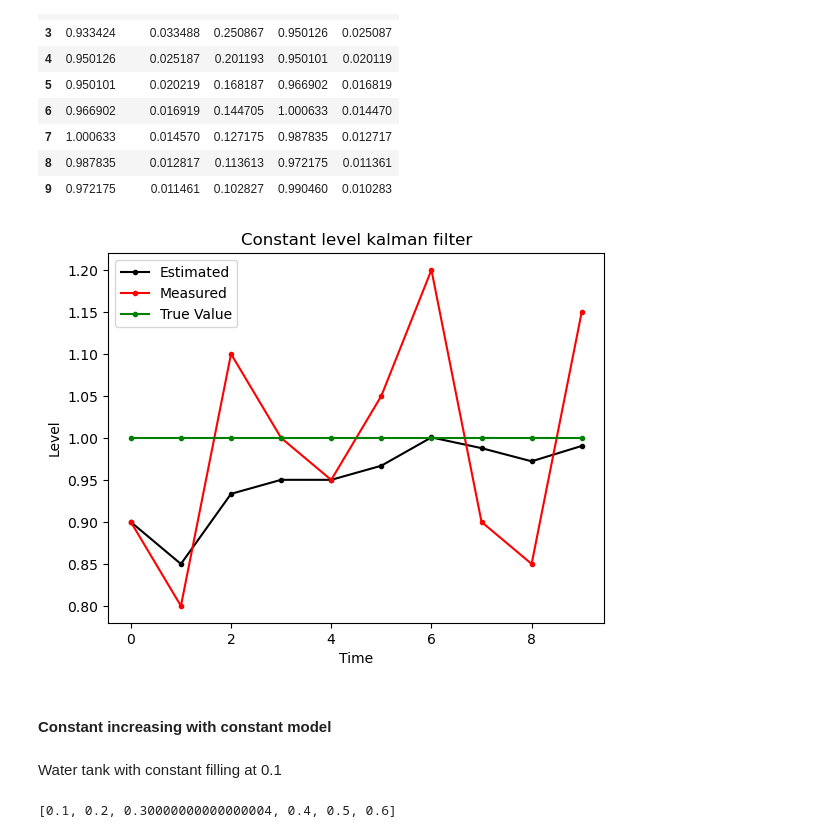
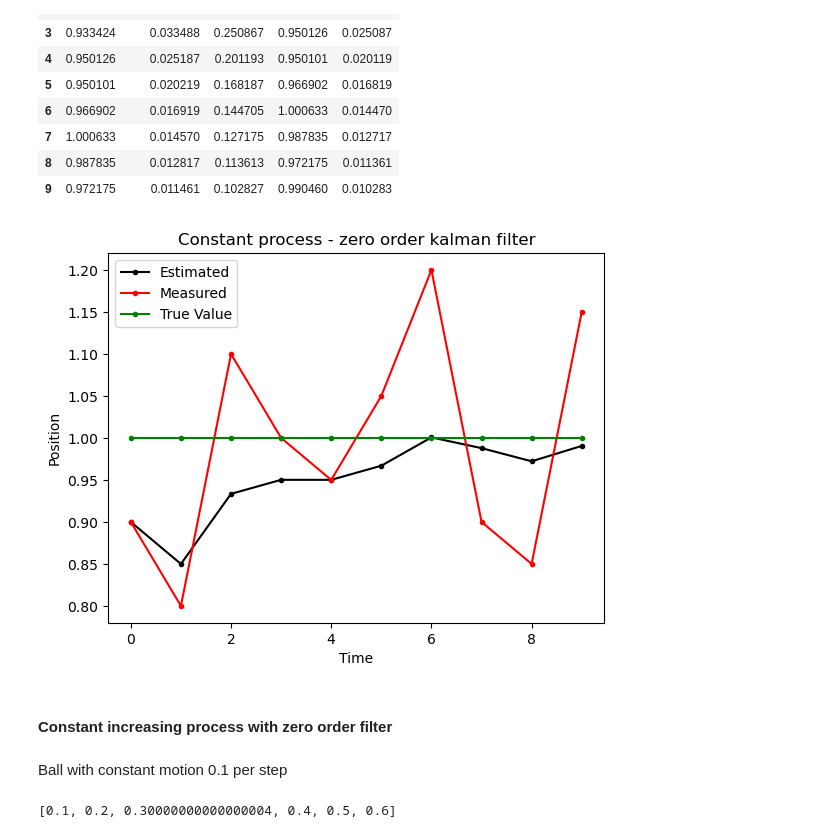
Before and after one commit to 262882/myKalmanFIlter, a Jupyter notebook: kalmanFilteringDemo.ipynb, the cells around one changed output. Saved outputs shown, nothing was run; the diff lists cells and outputs as text; code cells hidden in the pictures.

```diff
--- a/kalmanFilteringDemo.ipynb
+++ b/kalmanFilteringDemo.ipynb
@@ -74,7 +80,7 @@ R = 0.1  # Measurement noise
 # %% [markdown]
 Instantiate filter
 # %%
-testFilter_const = MyKalmanFilterUnivariate(x0, p0, R, Q)
+testFilter_const = MyKalmanFilterZeroOrder(x0, p0, R, Q)
 # %% [markdown]
 Evaluate against synthetic data
 # %%
@@ -115,18 +121,18 @@ df_level
 # %%
 plt.plot(df_level.index, df_level['xt_curr'] ,marker=".",color="black")
 plt.plot(df_level.index, measure_list ,marker=".",color="red")
 plt.plot(df_level.index, np.ones(len(df_level.index)) ,marker=".",color="g")
-plt.title("Constant level kalman filter")
+plt.title("Constant process - zero order kalman filter")
 plt.xlabel("Time")
-plt.ylabel("Level")
+plt.ylabel("Position")
 plt.legend(["Estimated","Measured","True Value"],loc='upper left')
 plt.show()
 # %% [output]
-[figure, old version]
+[figure, new version]
 # %% [markdown]
-#### Constant increasing with constant model
+#### Constant increasing process with zero order filter
 # %% [markdown]
-Water tank with constant filling at 0.1
+Ball with constant motion 0.1 per step
 # %%
 rising_level = 0
 gt_level = []
```
Also changed, not shown: parts of 29 cells of this notebook, 1 other file.
